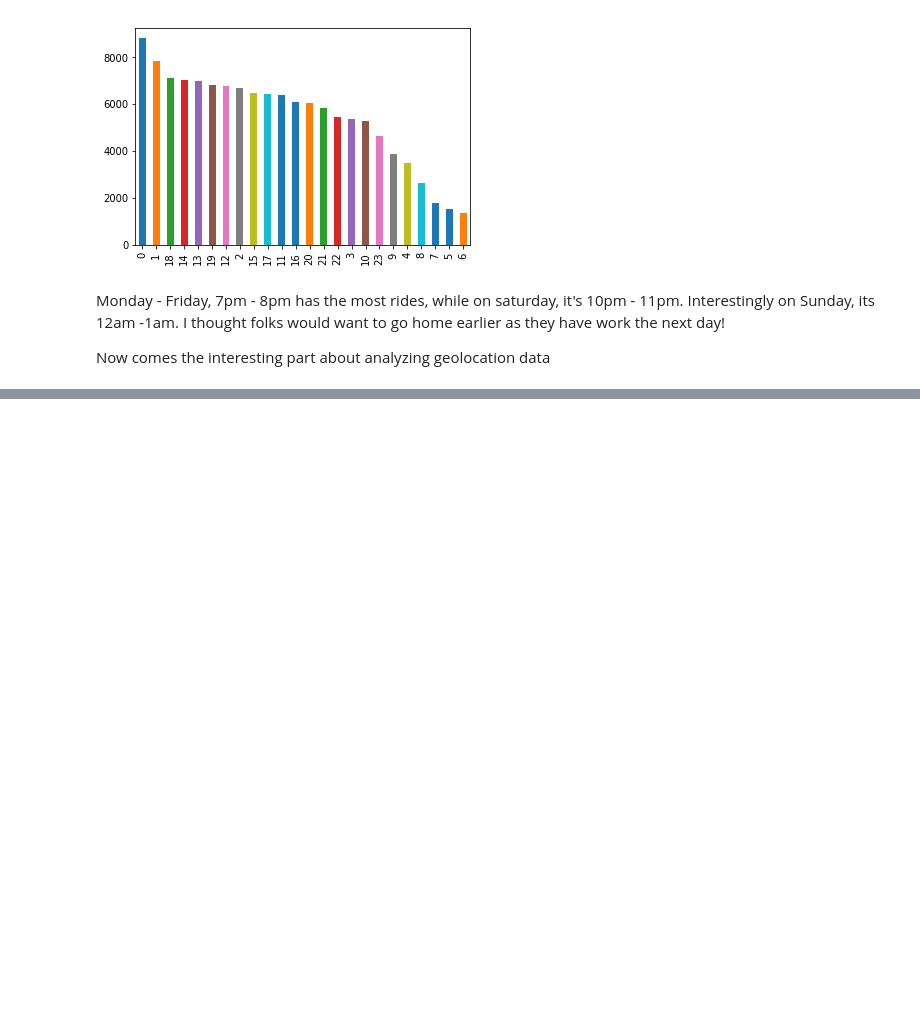
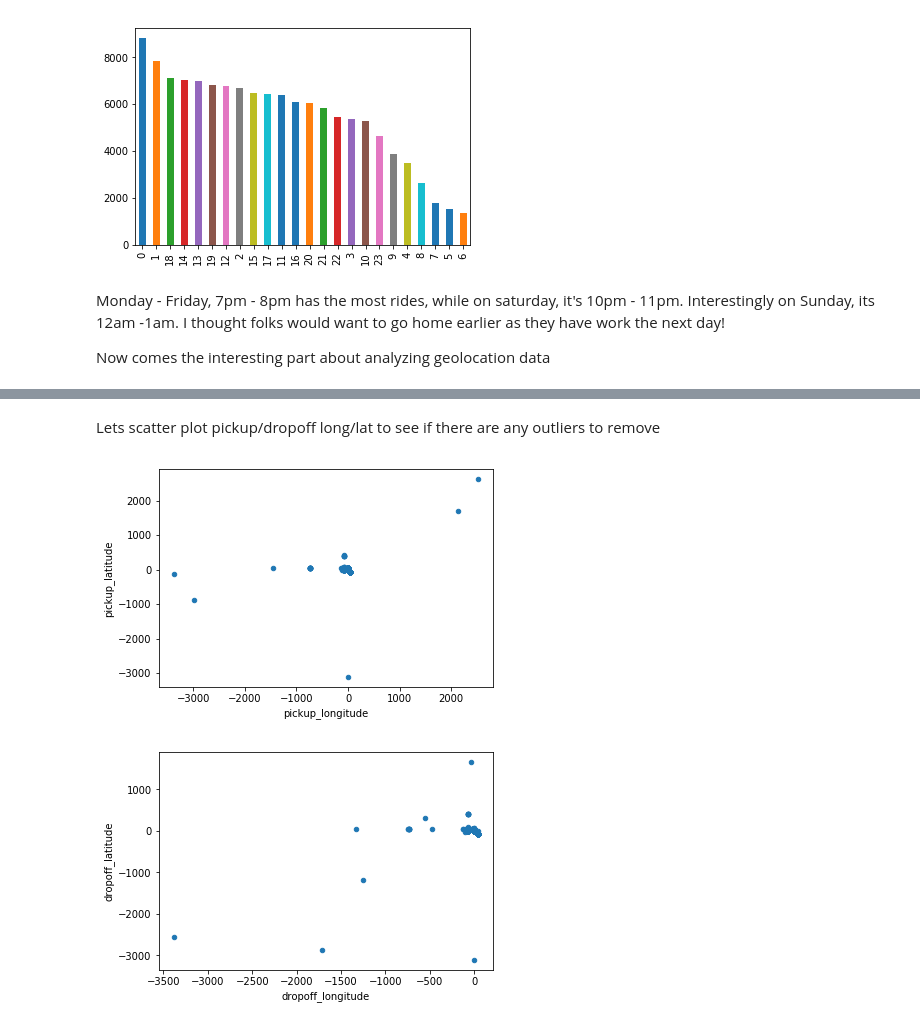
Before and after one commit to Charmanderander/TaxiFare, a Jupyter notebook: Taxi Fares.ipynb, the cells around one changed output, grey strips where cells are left out. Cells and saved outputs as stored; diff of their text form; code cells hidden in the pictures; blank space fills up the shorter version.

```diff
--- a/Taxi Fares.ipynb
+++ b/Taxi Fares.ipynb
@@ -232,0 +242,10 @@ Now comes the interesting part about analyzing geolocation data
+# %% [markdown]
+Lets scatter plot pickup/dropoff long/lat to see if there are any outliers to remove
+# %%
+df_clean.plot.scatter(x='pickup_longitude', y='pickup_latitude')
+plt.show()
+df_clean.plot.scatter(x='dropoff_longitude', y='dropoff_latitude')
+plt.show()
+# %% [output]
+[figure, added]
+[figure, added]
```
Also changed, not shown: parts of 4 cells of this notebook.
